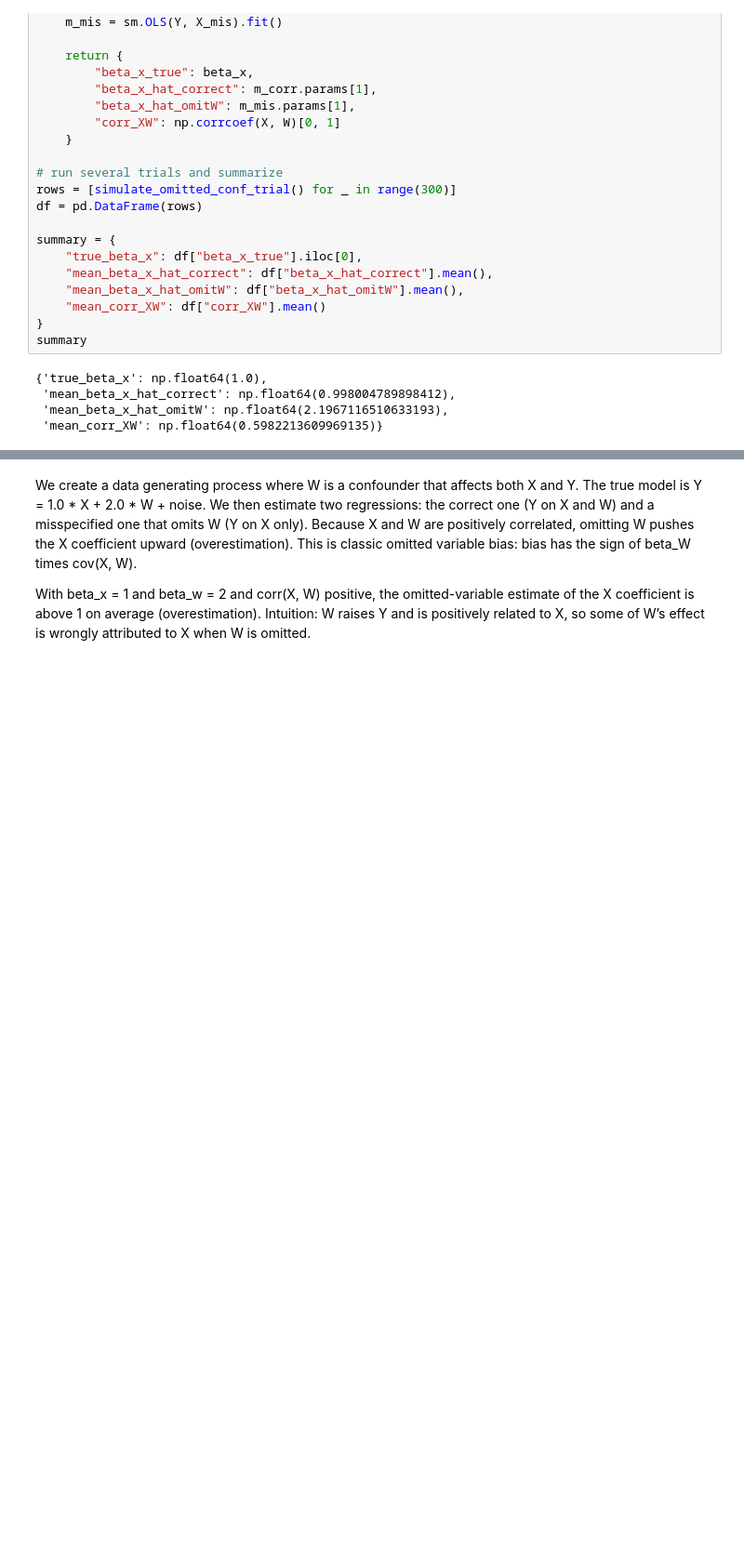
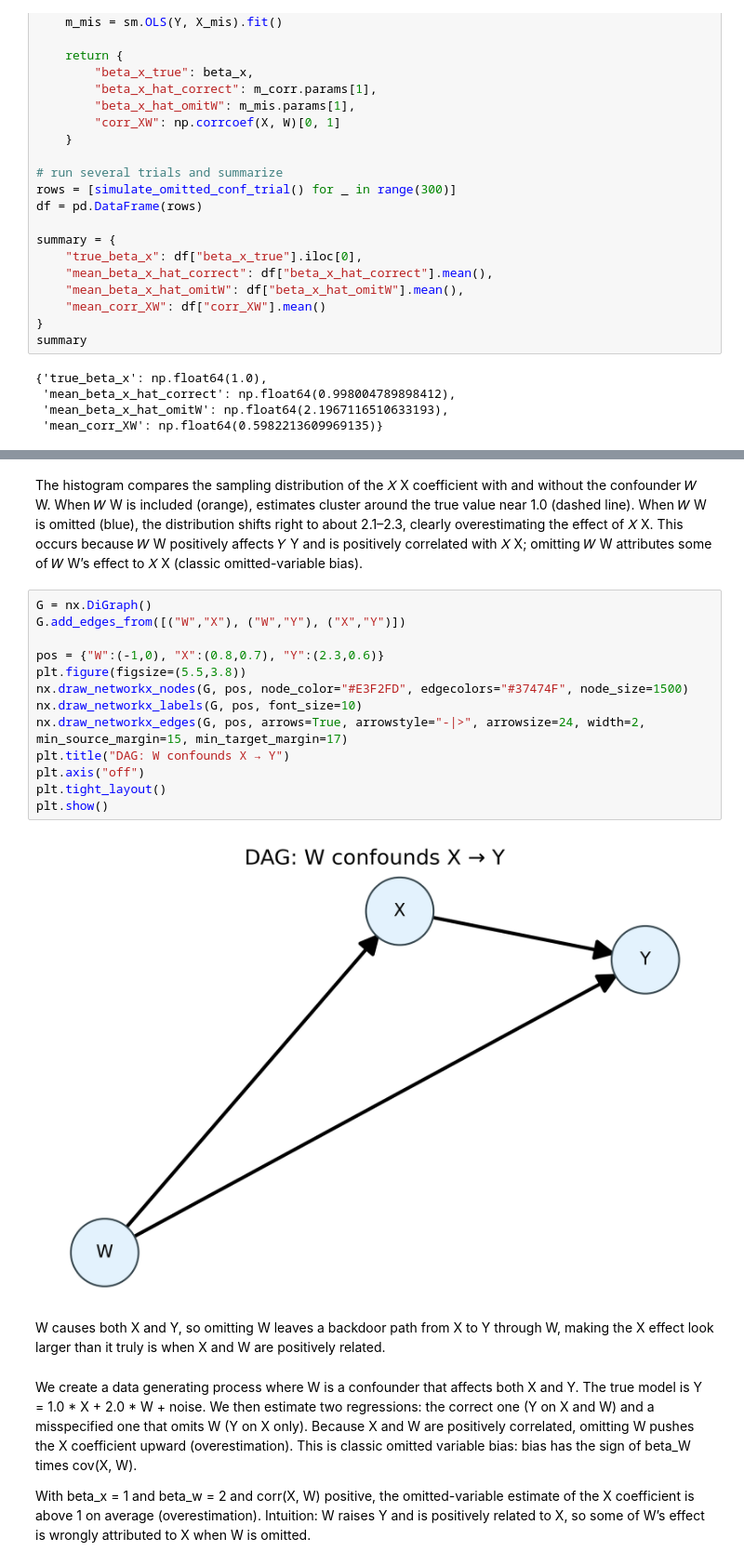
Before and after one commit to SergeyNelyapenkoBU/DX702-mod-6, a Jupyter notebook: Homework-Reflections-5-8.ipynb, the cells around one changed output, grey strips where cells are left out. Shown at 93% size. Drawn from its saved outputs; the diff is of its cells as text; blank space fills up the shorter version.

```diff
--- a/Homework-Reflections-5-8.ipynb
+++ b/Homework-Reflections-5-8.ipynb
@@ -523,3 +545,44 @@ summary
+# %% [markdown]
+The histogram compares the sampling distribution of the
+𝑋
+X coefficient with and without the confounder
+𝑊
+W. When
+𝑊
+W is included (orange), estimates cluster around the true value near 1.0 (dashed line). When
+𝑊
+W is omitted (blue), the distribution shifts right to about 2.1–2.3, clearly overestimating the effect of
+𝑋
+X. This occurs because
+𝑊
+W positively affects
+𝑌
+Y and is positively correlated with
+𝑋
+X; omitting
+𝑊
+W attributes some of
+𝑊
+W’s effect to
+𝑋
+X (classic omitted-variable bias).
+# %%
+G = nx.DiGraph()
+G.add_edges_from([("W","X"), ("W","Y"), ("X","Y")])
+
+pos = {"W":(-1,0), "X":(0.8,0.7), "Y":(2.3,0.6)}
+plt.figure(figsize=(5.5,3.8))
+nx.draw_networkx_nodes(G, pos, node_color="#E3F2FD", edgecolors="#37474F", node_size=1500)
+nx.draw_networkx_labels(G, pos, font_size=10)
+nx.draw_networkx_edges(G, pos, arrows=True, arrowstyle="-|>", arrowsize=24, width=2, min_source_margin=15, min_target_margin=17)
+plt.title("DAG: W confounds X → Y")
+plt.axis("off")
+plt.tight_layout()
+plt.show()
+# %% [output]
+[figure, added]
+# %% [markdown]
+W causes both X and Y, so omitting W leaves a backdoor path from X to Y through W, making the X effect look larger than it truly is when X and W are positively related.
 # %% [markdown]
 We create a data generating process where W is a confounder that affects both X and Y. The true model is Y = 1.0 * X + 2.0 * W + noise. We then estimate two regressions: the correct one (Y on X and W) and a misspecified one that omits W (Y on X only). Because X and W are positively correlated, omitting W pushes the X coefficient upward (overestimation). This is classic omitted variable bias: bias has the sign of beta_W times cov(X, W).
 
```
Also changed, not shown: parts of 8 cells of this notebook.
